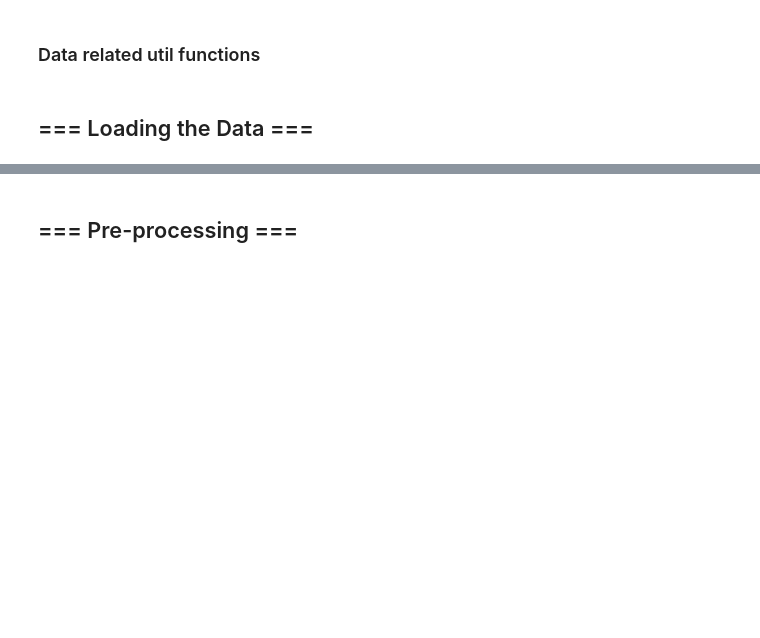
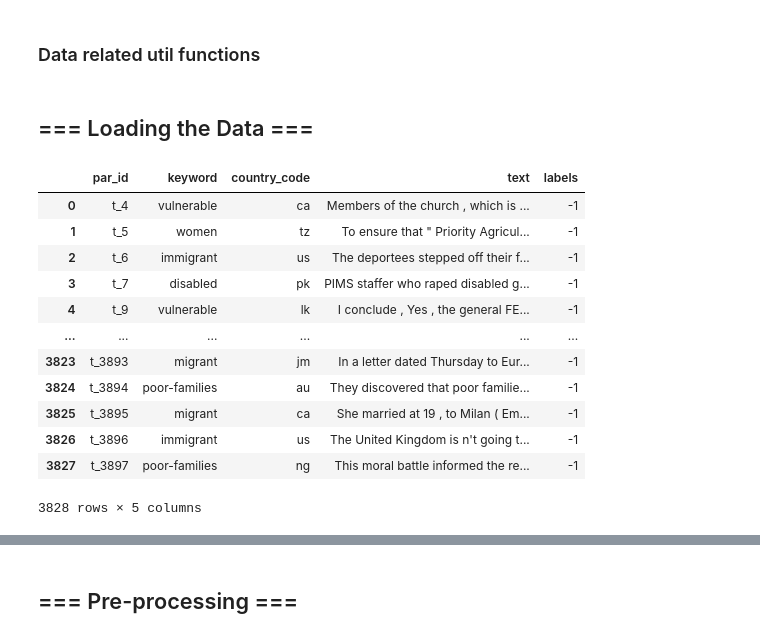
Before and after one commit to avzh1/nlp_bert_classifier, a Jupyter notebook: src/binary-classification.ipynb, the cells around one changed output, grey strips where cells are left out. Saved outputs shown, nothing was run; the diff lists cells and outputs as text; code cells hidden in the pictures; blank space fills up the shorter version.

```diff
--- a/src/binary-classification.ipynb
+++ b/src/binary-classification.ipynb
@@ -134,12 +127,32 @@ def plot_data_splits(X_train, X_val, y_train, y_val, test_data):
 # %% [markdown]
 ## === Loading the Data ===
 # %%
-# Import Data
-train_data_path = f'{data_path}/dontpatronizeme_pcl.tsv'
-test_data_path  = f'{data_path}/task4_test.tsv'
+# Import Raw Unprocessed Data
+unedited_train_data_df = pd.read_csv(f'{data_path}/dontpatronizeme_pcl.tsv', delimiter='\t', skiprows=4, header=None, names=['par_id','art_id','keyword','country_code', 'text','labels'])
+test_data_df  = pd.read_csv(f'{data_path}/task4_test.tsv',  delimiter='\t', skiprows=4, header=None, names=['par_id','art_id','keyword','country_code', 'text'])
 
-train_data = pd.read_csv(train_data_path, delimiter='\t', skiprows=4, header=None, names=['par_id','art_id','keyword','country_code', 'text','label'])
-test_data  = pd.read_csv(test_data_path,  delimiter='\t', skiprows=4, header=None, names=['par_id','art_id','keyword','country_code', 'text'])
+# Import Data with the assumption that we've already preprocessed the data
+train_data_df = pd.read_csv(f'{data_path}/pre-processed/sampled_train_data.tsv', header=0, delimiter='\t')
+val_data_df = pd.read_csv(f'{data_path}/pre-processed/sampled_val_data.tsv', header=0, delimiter='\t')
 
-train_data = train_data.drop(['art_id'], axis=1)
-test_data = test_data.drop(['art_id'], axis=1)
+# Remove redundant information
+test_data_df = test_data_df.drop(['art_id'], axis=1)
+
+# Include a dummy column so that they may use the same DataSet class
+test_data_df['labels'] = -1
+
+test_data_df
+# %% [output]
+|  | par_id | keyword | country_code | text | labels |
+| 0 | t_4 | vulnerable | ca | Members of the church , which is ... | -1 |
+| 1 | t_5 | women | tz | To ensure that " Priority Agricul... | -1 |
+| 2 | t_6 | immigrant | us | The deportees stepped off their f... | -1 |
+| 3 | t_7 | disabled | pk | PIMS staffer who raped disabled g... | -1 |
+| 4 | t_9 | vulnerable | lk | I conclude , Yes , the general FE... | -1 |
+| ... | ... | ... | ... | ... | ... |
+| 3823 | t_3893 | migrant | jm | In a letter dated Thursday to Eur... | -1 |
+| 3824 | t_3894 | poor-families | au | They discovered that poor familie... | -1 |
+| 3825 | t_3895 | migrant | ca | She married at 19 , to Milan ( Em... | -1 |
+| 3826 | t_3896 | immigrant | us | The United Kingdom is n't going t... | -1 |
+| 3827 | t_3897 | poor-families | ng | This moral battle informed the re... | -1 |
+3828 rows × 5 columns
```
Also changed, not shown: parts of 25 cells of this notebook, 4 other files.
